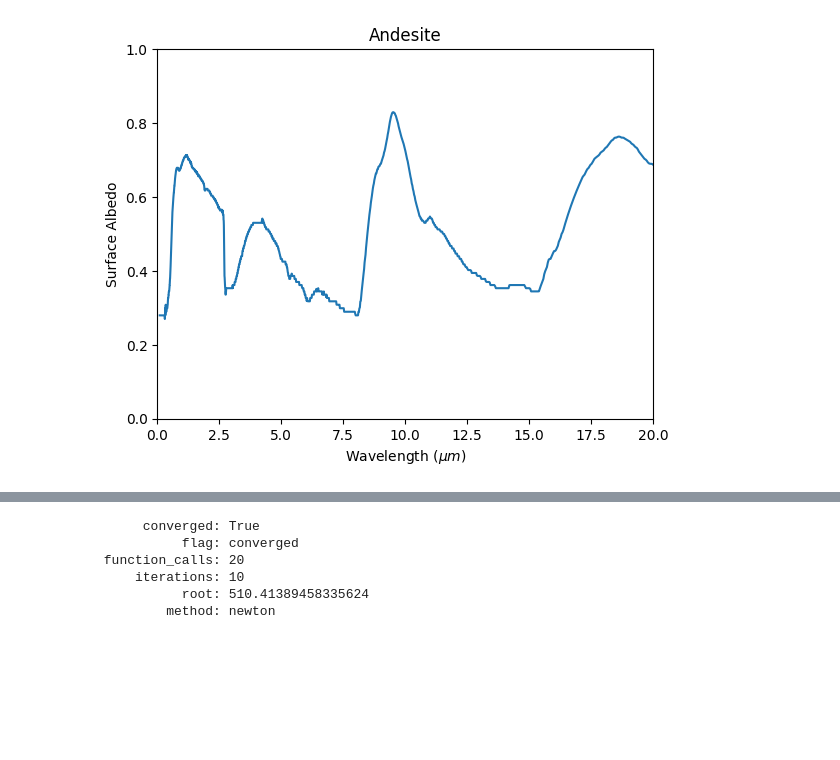
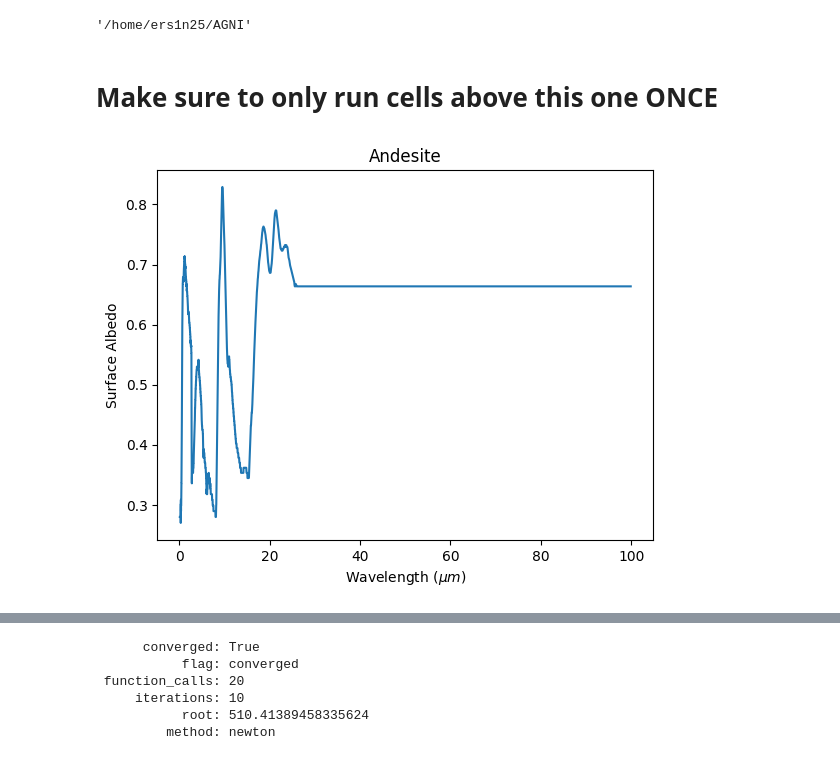
Before and after one commit to milliebutspace/AGNI, a Jupyter notebook: misc/utilities/bare_rock_model.ipynb, the cells around one changed output, grey strips where cells are left out. Cells and saved outputs as stored; diff of their text form; code cells hidden in the pictures; blank space fills up the shorter version.

```diff
--- a/misc/utilities/bare_rock_model.ipynb
+++ b/misc/utilities/bare_rock_model.ipynb
@@ -15,7 +15,13 @@ h_pl  = 6.62607015e-34
 k_B   = 1.380649e-23
 c_vac = 299792458.0
 
-os.chdir(r'//wsl.localhost/Ubuntu/home/ers1n25/AGNI')
+os.chdir('..')
+os.chdir('..')
+os.getcwd() # should be AGNI
+# %% [output]
+'/home/ers1n25/AGNI'
+# %% [markdown]
+# Make sure to only run cells above this one ONCE #
 # %%
 # Parameters
 a = 1.154e-2         # Orbital distance [AU] from Gillon 2024
@@ -46,33 +52,33 @@ star = pd.DataFrame({
 # Load albedo data
 alb_data = np.loadtxt(alb_path, skiprows=1).T
 alb_wl = list(alb_data[0])
 alb_al = list(alb_data[1])
 
 # extend range left
 alb_wl = [0.0] + alb_wl
 alb_al = [alb_al[0]] + alb_al
 
 # extend range right
 alb_wl.append(1e9)
 alb_al.append(alb_al[-1])
 
 # create interpolator
 alb_itp = PchipInterpolator(alb_wl, alb_al)
 
 # plot
 plt.close("all")
 # fig,ax = plt.subplots(figsize=(5,2))
 # ax.plot(obs_bc, alb_itp(obs_bc))
 # ax.set_xlim(left=100, right=5e3)
 # ax.set(xlabel="Wavelength [nm]", ylabel=r"Surface albedo")
 # plt.show()
 
 plt.plot(obs_bc * 1e-3, alb_itp(obs_bc))
-plt.xlim(0, 20)
-plt.ylim(0, 1)
+#plt.xlim(0, 20)
+#plt.ylim(0, 1)
 plt.xlabel(r'Wavelength ($\mu m$)')
 plt.ylabel('Surface Albedo')
 plt.title('Andesite')
 plt.show()
 # %% [output]
-[figure, old version]
+[figure, new version]
```
Also changed, not shown: parts of 3 cells of this notebook.
